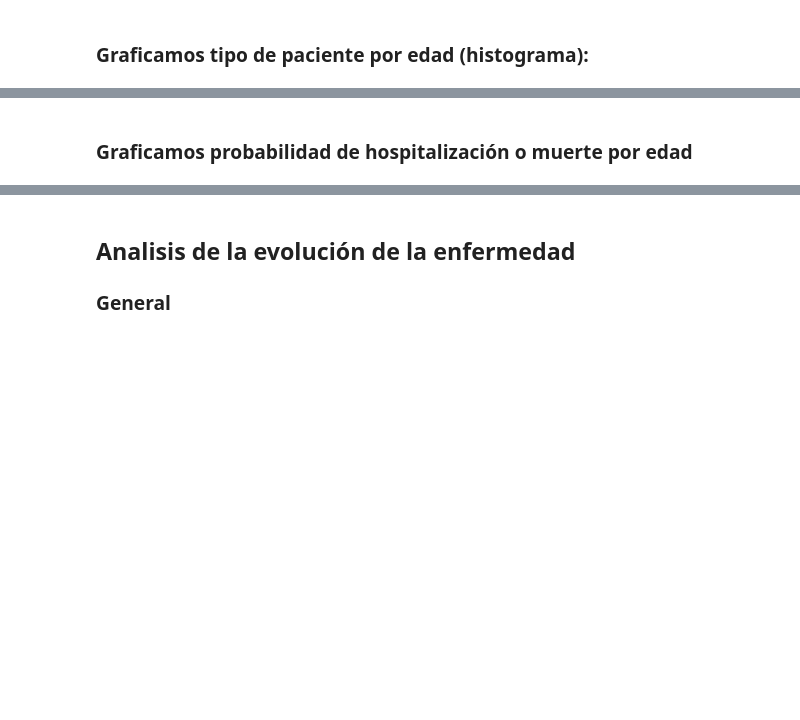
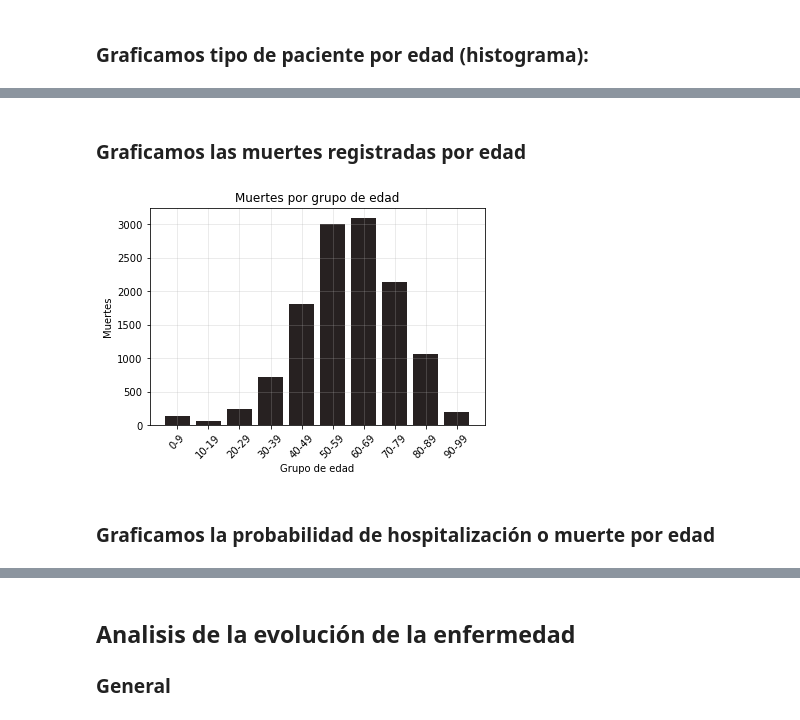
Before and after one commit to GabrielMissael/Covid_probabilidad, a Jupyter notebook: Analisis_de_datos.ipynb, the cells around one changed output, grey strips where cells are left out. Cells and saved outputs as stored; diff of their text form; code cells hidden in the pictures; blank space fills up the shorter version.

```diff
--- a/analiss.ipynb
+++ b/Analisis_de_datos.ipynb
@@ -361,3 +443,21 @@ plt.show()
+# %% [markdown]
+### Graficamos las muertes registradas por edad
+# %%
+# Creamos nuestros intervalos como antes
+labels = [f'{x*10}-{(x+1)*10-1}' for x in range(10)]
+# Obtenemos nuestros datos
+y = grupo_edad['Fallecidos']
+# Graficamos
+plt.bar(labels, y, color = '#272121')
+# Le damos formato como anteriormente se menciona
+plt.xlabel('Grupo de edad')
+plt.ylabel('Muertes')
+plt.xticks(rotation = 45)
+plt.title('Muertes por grupo de edad')
+plt.grid(alpha = 0.3)
+plt.show()
+# %% [output]
+[figure, added]
 # %% [markdown]
-### Graficamos probabilidad de hospitalización o muerte por edad
+### Graficamos la probabilidad de hospitalización o muerte por edad
 # %%
```
Also changed, not shown: parts of 37 cells of this notebook.
